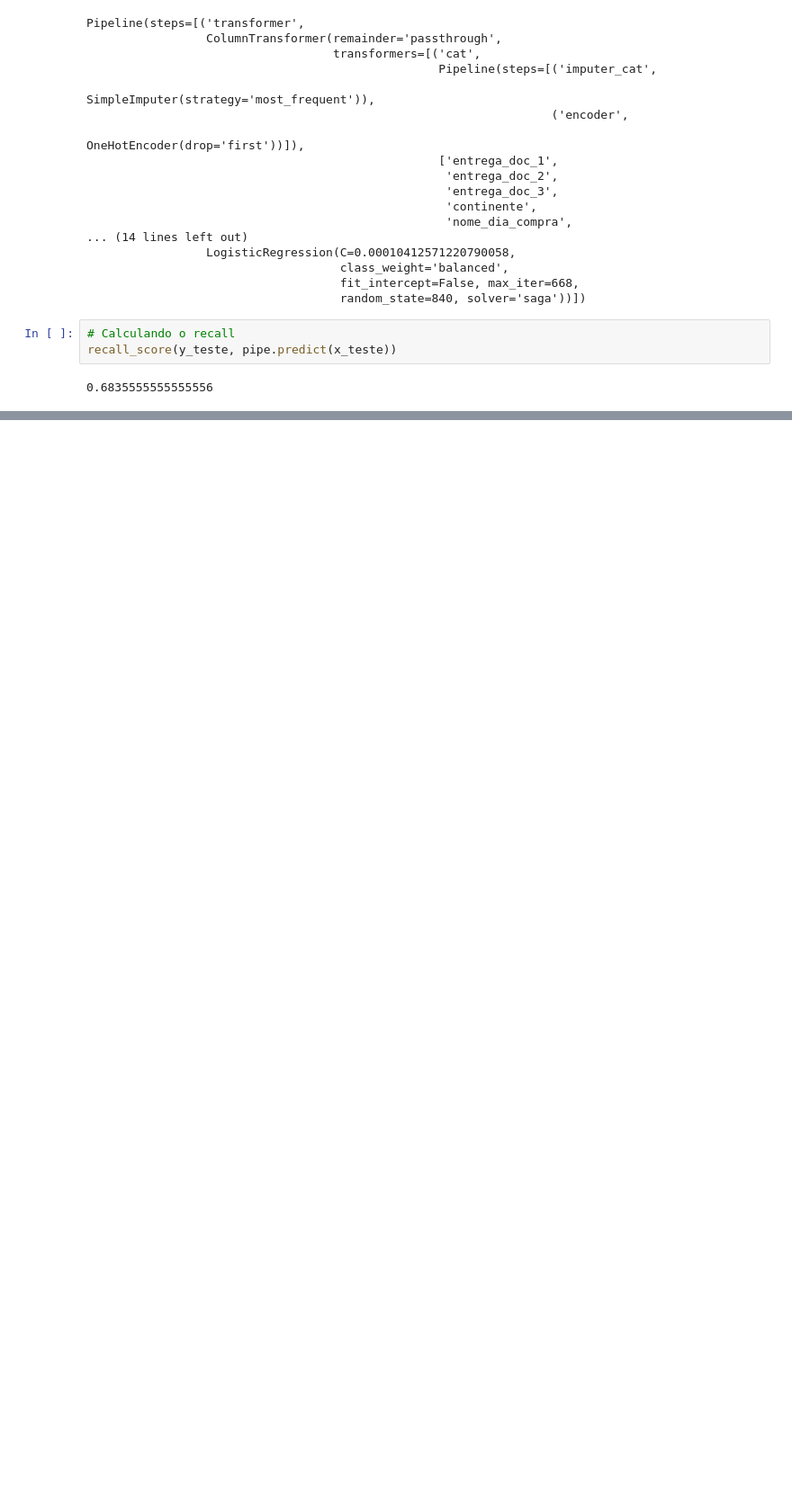
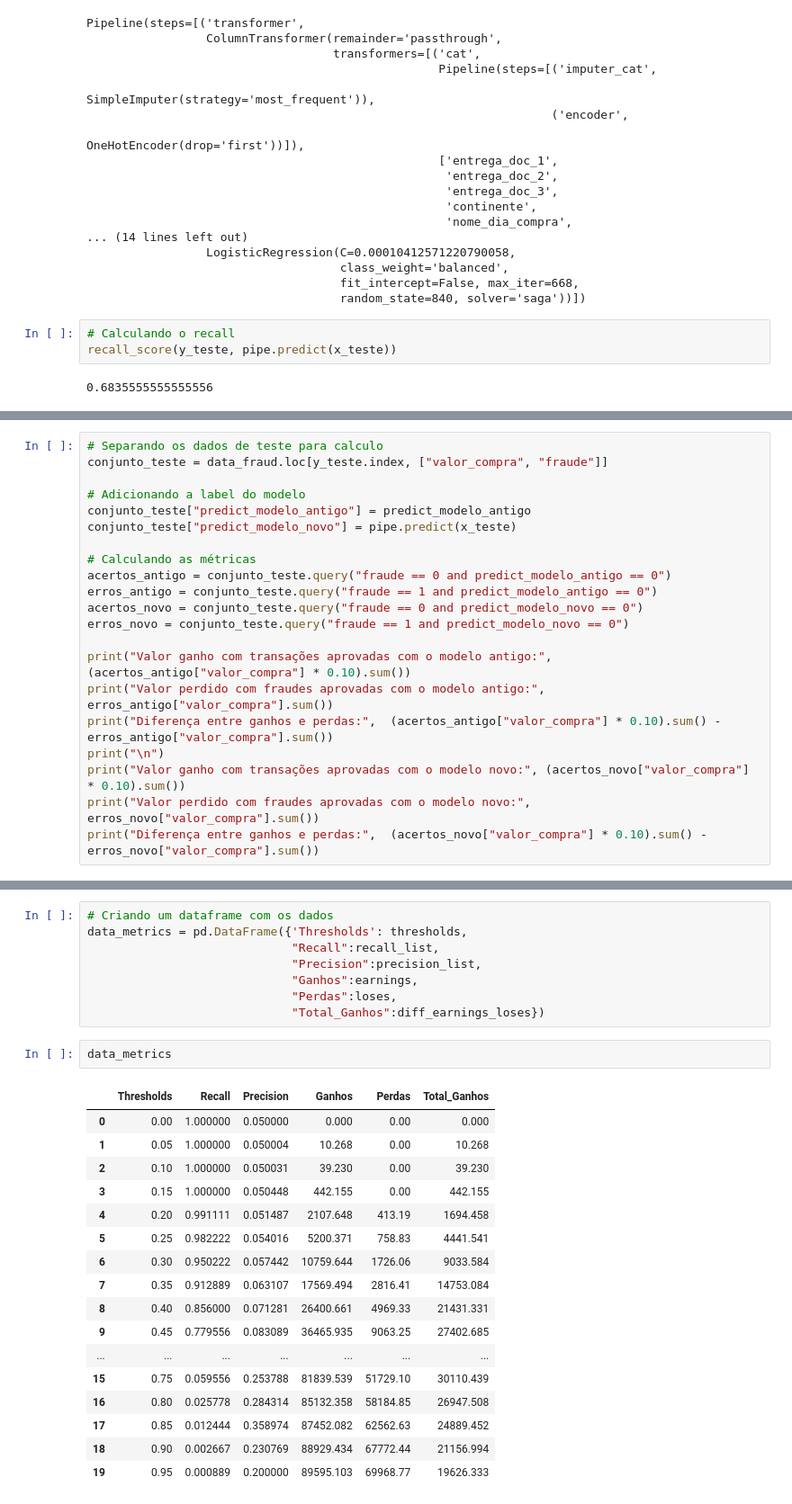
Before and after one commit to dnsrsdata/preditor_fraude, a Jupyter notebook: notebooks/model_experimentation.ipynb, the cells around one changed output, grey strips where cells are left out. Shown at 90% size. Cells and saved outputs as stored; diff of their text form; blank space fills up the shorter version.

```diff
--- a/notebooks/model_experimentation.ipynb
+++ b/notebooks/model_experimentation.ipynb
@@ -605,0 +583,21 @@ recall_score(y_teste, pipe.predict(x_teste))
+# %%
+# Separando os dados de teste para calculo
+conjunto_teste = data_fraud.loc[y_teste.index, ["valor_compra", "fraude"]]
+
+# Adicionando a label do modelo
+conjunto_teste["predict_modelo_antigo"] = predict_modelo_antigo
+conjunto_teste["predict_modelo_novo"] = pipe.predict(x_teste)
+
+# Calculando as métricas
+acertos_antigo = conjunto_teste.query("fraude == 0 and predict_modelo_antigo == 0")
+erros_antigo = conjunto_teste.query("fraude == 1 and predict_modelo_antigo == 0")
+acertos_novo = conjunto_teste.query("fraude == 0 and predict_modelo_novo == 0")
+erros_novo = conjunto_teste.query("fraude == 1 and predict_modelo_novo == 0")
+
+print("Valor ganho com transações aprovadas com o modelo antigo:", (acertos_antigo["valor_compra"] * 0.10).sum())
+print("Valor perdido com fraudes aprovadas com o modelo antigo:", erros_antigo["valor_compra"].sum())
+print("Diferença entre ganhos e perdas:",  (acertos_antigo["valor_compra"] * 0.10).sum() - erros_antigo["valor_compra"].sum())
+print("\n")
+print("Valor ganho com transações aprovadas com o modelo novo:", (acertos_novo["valor_compra"] * 0.10).sum())
+print("Valor perdido com fraudes aprovadas com o modelo novo:", erros_novo["valor_compra"].sum())
+print("Diferença entre ganhos e perdas:",  (acertos_novo["valor_compra"] * 0.10).sum() - erros_novo["valor_compra"].sum())
@@ -605,0 +662,28 @@ recall_score(y_teste, pipe.predict(x_teste))
+# %%
+# Criando um dataframe com os dados
+data_metrics = pd.DataFrame({'Thresholds': thresholds,
+                             "Recall":recall_list,
+                             "Precision":precision_list,
+                             "Ganhos":earnings,
+                             "Perdas":loses,
+                             "Total_Ganhos":diff_earnings_loses})
+# %%
+data_metrics
+# %% [output]
+|  | Thresholds | Recall | Precision | Ganhos | Perdas | Total_Ganhos |
+| 0 | 0.00 | 1.000000 | 0.050000 | 0.000 | 0.00 | 0.000 |
+| 1 | 0.05 | 1.000000 | 0.050004 | 10.268 | 0.00 | 10.268 |
+| 2 | 0.10 | 1.000000 | 0.050031 | 39.230 | 0.00 | 39.230 |
+| 3 | 0.15 | 1.000000 | 0.050448 | 442.155 | 0.00 | 442.155 |
+| 4 | 0.20 | 0.991111 | 0.051487 | 2107.648 | 413.19 | 1694.458 |
+| 5 | 0.25 | 0.982222 | 0.054016 | 5200.371 | 758.83 | 4441.541 |
+| 6 | 0.30 | 0.950222 | 0.057442 | 10759.644 | 1726.06 | 9033.584 |
+| 7 | 0.35 | 0.912889 | 0.063107 | 17569.494 | 2816.41 | 14753.084 |
+| 8 | 0.40 | 0.856000 | 0.071281 | 26400.661 | 4969.33 | 21431.331 |
+| 9 | 0.45 | 0.779556 | 0.083089 | 36465.935 | 9063.25 | 27402.685 |
+| ... | ... | ... | ... | ... | ... | ... |
+| 15 | 0.75 | 0.059556 | 0.253788 | 81839.539 | 51729.10 | 30110.439 |
+| 16 | 0.80 | 0.025778 | 0.284314 | 85132.358 | 58184.85 | 26947.508 |
+| 17 | 0.85 | 0.012444 | 0.358974 | 87452.082 | 62562.63 | 24889.452 |
+| 18 | 0.90 | 0.002667 | 0.230769 | 88929.434 | 67772.44 | 21156.994 |
+| 19 | 0.95 | 0.000889 | 0.200000 | 89595.103 | 69968.77 | 19626.333 |
```
Also changed, not shown: parts of 15 cells of this notebook.
